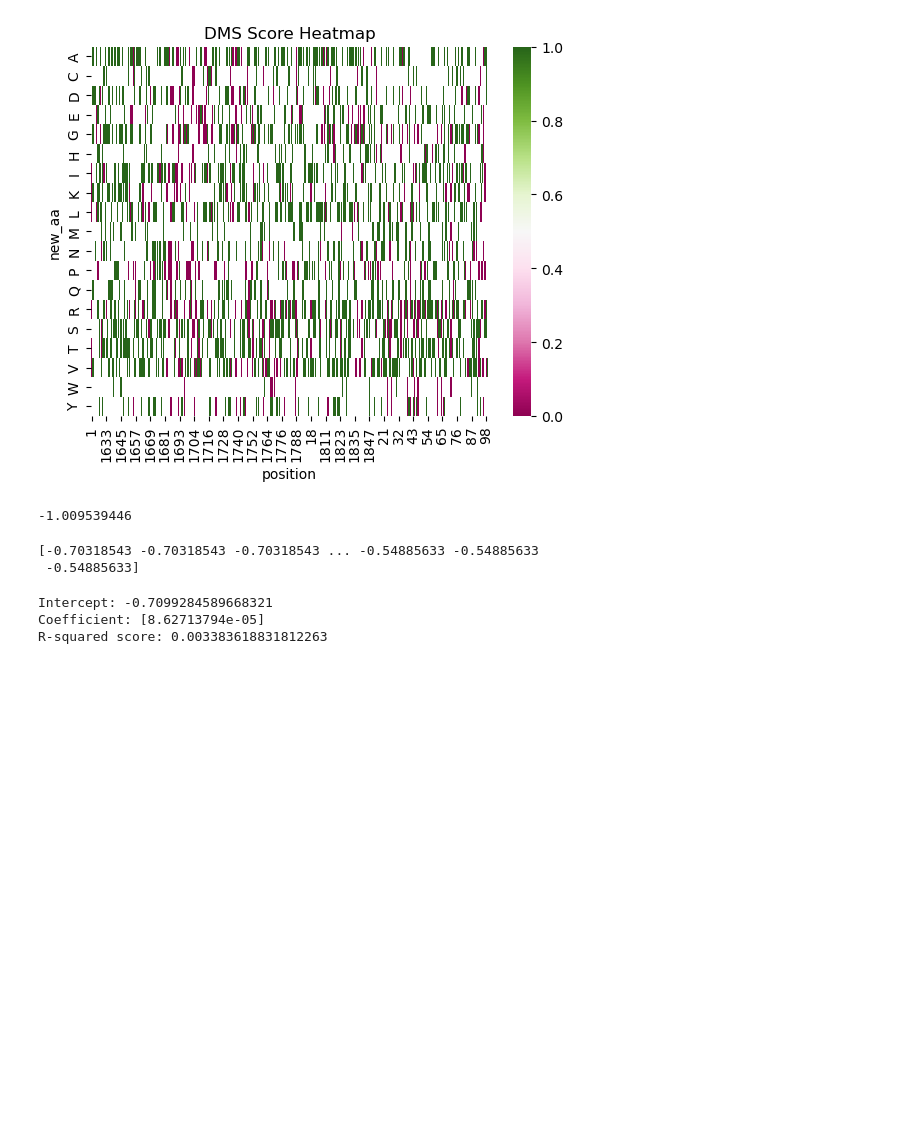
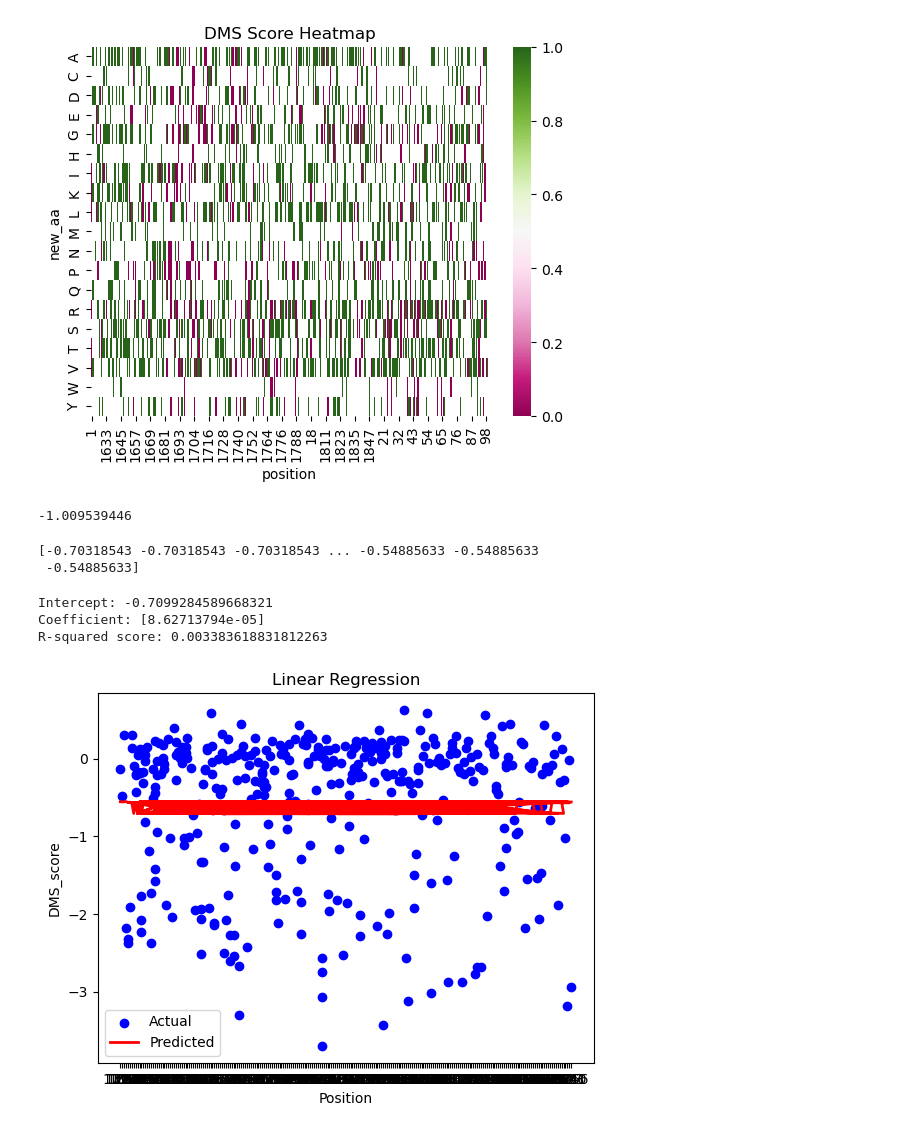
Before and after one commit to datascience-mobi-2023/topic02_team04, a Jupyter notebook: Code1.ipynb, the cells around one changed output. Saved outputs shown, nothing was run; the diff lists cells and outputs as text; code cells hidden in the pictures; blank space fills up the shorter version.

```diff
--- a/Code1.ipynb
+++ b/Code1.ipynb
@@ -175,3 +175,27 @@ print("R-squared score:", score)
 Intercept: -0.7099284589668321
 Coefficient: [8.62713794e-05]
 R-squared score: 0.003383618831812263
+# %%
+import matplotlib.pyplot as plt
+
+# Extract the column for plotting
+X_test_column = X_test[:, 0]
+
+# Plot the actual data points
+plt.scatter(X_test_column, y_test, color='blue', label='Actual')
+
+# Plot the predicted values
+plt.plot(X_test_column, y_pred, color='red', linewidth=2, label='Predicted')
+
+# Set labels and title
+plt.xlabel('Position')
+plt.ylabel('DMS_score')
+plt.title('Linear Regression')
+
+# Show the legend
+plt.legend()
+
+# Display the plot
+plt.show()
+# %% [output]
+[figure, added]
```
